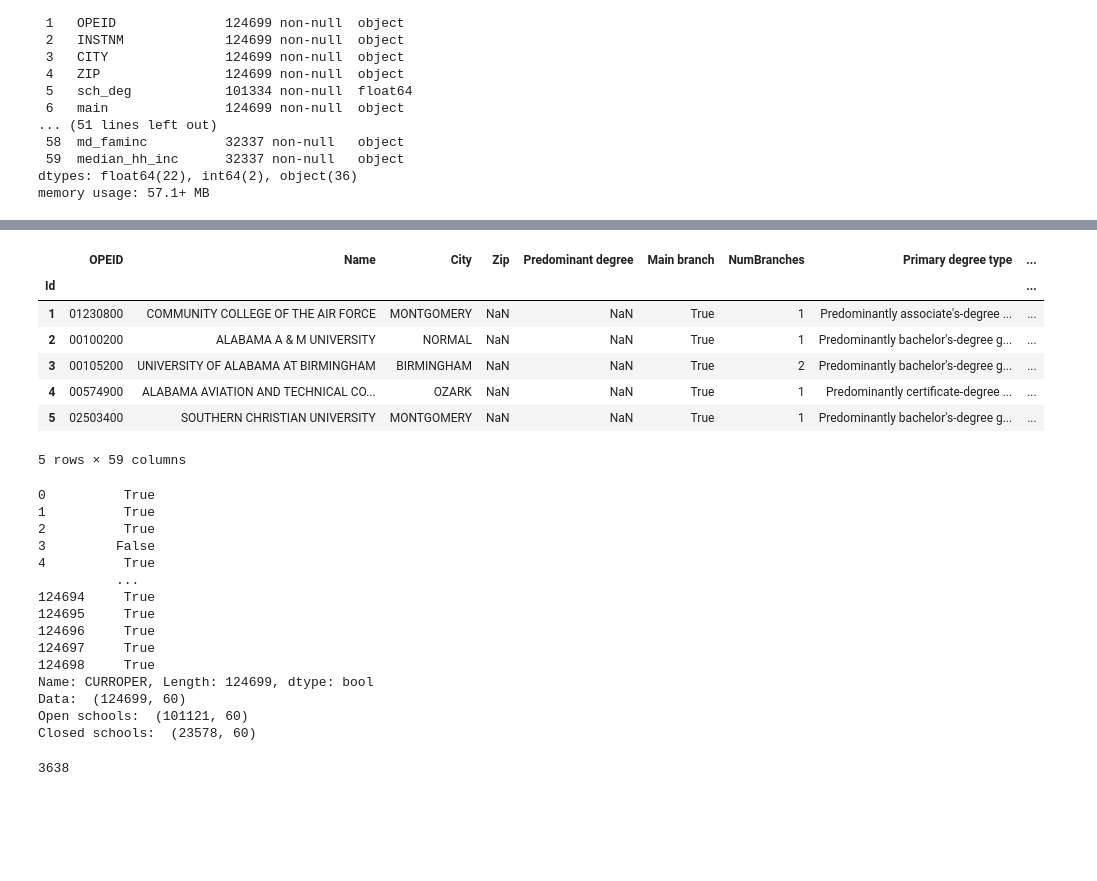
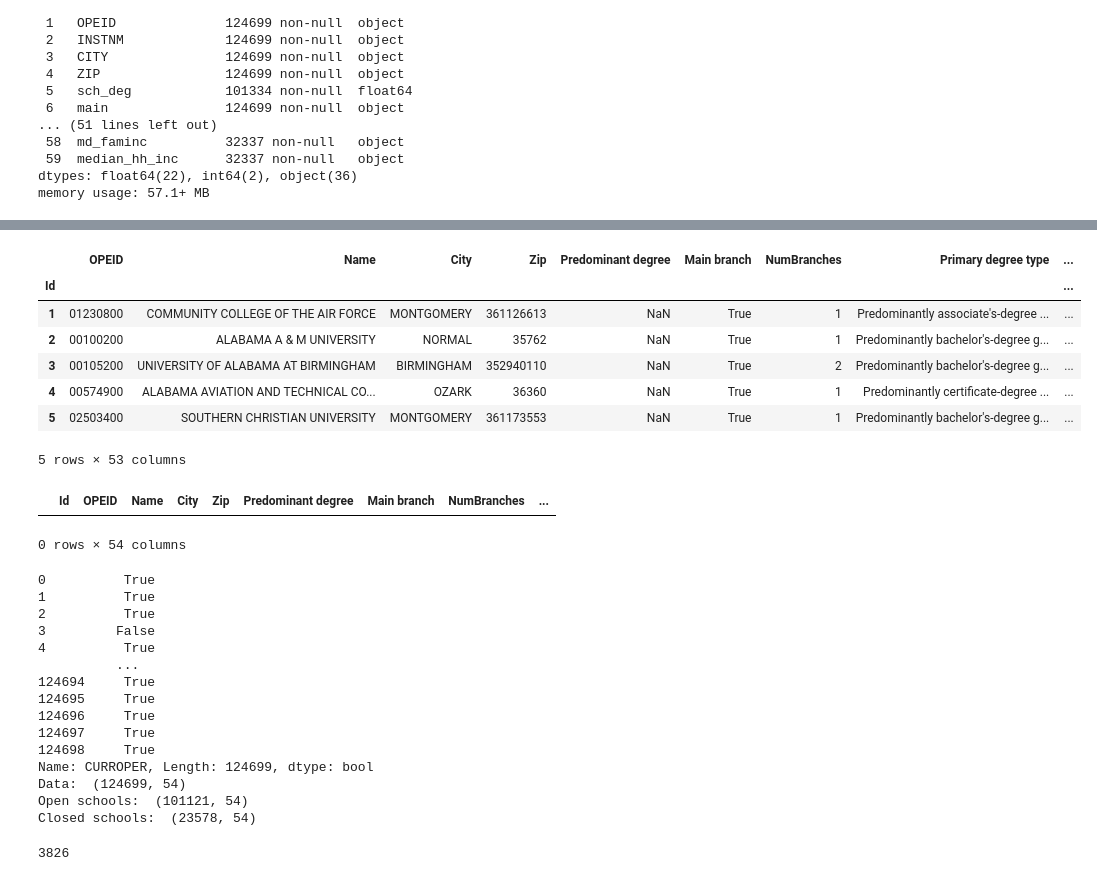
Before and after one commit to kregier/Springboard, a Jupyter notebook: Capstone2/Capstone2-CollegeScorecard.Regier.ipynb, the cells around one changed output, grey strips where cells are left out. Saved outputs shown, nothing was run; the diff lists cells and outputs as text; code cells hidden in the pictures; blank space fills up the shorter version.

Commit message:
Modified Data Wrangling - dropped columns with many null values

```diff
--- a/Capstone2/Capstone2-CollegeScorecard.Regier.ipynb
+++ b/Capstone2/Capstone2-CollegeScorecard.Regier.ipynb
@@ -27,7 +27,7 @@ fields = ['Id','OPEID','INSTNM','CITY', 'ZIP','sch_deg', 'main', 'NUMBRANCH', 'P
          'DEBT_MDN', 'GRAD_DEBT_MDN', 'WDRAW_DEBT_MDN', 'loan_ever', 'age_entry', 'female',\
          'married', 'dependent', 'veteran', 'faminc', 'md_faminc', 'median_hh_inc']
 
-data = pd.read_csv("data/raw/Scorecard.csv", usecols=fields)
+data = pd.read_csv("data/raw/Scorecard.csv", usecols=fields, low_memory=False)
 data.shape
 # %% [output]
 (124699, 60)
@@ -148 +152,7 @@ nas[pos]
 | CONTROL | 0.000184 |
+# %%
+# Get a list of columns with > 90% NAN values
+to_drop = [column for column in data.columns if (data[column].isnull().sum()/len(data[column]) > 0.90)]
+#data.isnull().sum()/len(data)
+
+print("Columns to drop include: ", to_drop)
@@ -148,0 +161,4 @@ nas[pos]
+# %%
+# Remove columns with > 90% NAN values from dataframe
+data = data.drop(to_drop, axis=1)
+data.head()
@@ -149,15 +173,14 @@ nas[pos]
 # %%
 # Convert column types, based on data dictionary
-data.CCUGPROF = data.CCUGPROF.astype('category')
+#data.CCUGPROF = data.CCUGPROF.astype('category') # dropped
+#data.RELAFFIL = data.RELAFFIL.astype('category') #dropped
+#data.LOCALE = data.LOCALE.astype('category')
 data.PREDDEG = data.PREDDEG.astype('category')
 data.HIGHDEG = data.HIGHDEG.astype('category')
 data.CONTROL = data.CONTROL.astype('category')
 data.st_fips = data.st_fips.astype('category')
 data.region = data.region.astype('category')
-data.LOCALE = data.LOCALE.astype('category')
-data.RELAFFIL = data.RELAFFIL.astype('category')
 data.main = data.main.astype('bool')
-#data.CURROPER = data.CURROPER.astype('bool')
 data.COMP_ORIG_YR4_RT = data.COMP_ORIG_YR4_RT.astype('float')
 data.WDRAW_ORIG_YR4_RT = data.WDRAW_ORIG_YR4_RT.astype('float')
 data.ENRL_ORIG_YR4_RT= data.ENRL_ORIG_YR4_RT.astype('float')
@@ -181,27 +204,28 @@ data.faminc = data.faminc.astype('float')
 data.md_faminc = data.md_faminc.astype('float')
 data.median_hh_inc = data.median_hh_inc.astype('float')
 # %%
+#Rename columns to be more descriptive
 col_names = ['Id','OPEID','Name','City','Zip','Predominant degree', 'Main branch', 'NumBranches',\
-            'Primary degree type', 'High degree', 'Control', 'StateCode','Region','City size', \
-            'Carnegie School Type', 'Religious Affiliation', 'AdmissionRate', 'ACTMidpoint', 'SATAvg',\
-            'Enrollment-DegreeSeeking', 'Enrollment-Undergrad', \
-            'CURROPER', 'NetPrice-Public','NetPrice-Private', 'AvgCost-AY', 'AvgCost-PY', 'TuitionRevenue/FTE',\
+            'Primary degree type', 'High degree', 'Control', 'StateCode','Region', \
+            'AdmissionRate', 'ACTMidpoint', 'SATAvg',\
+            'Enrollment-DegreeSeeking', \
+            'CURROPER','NetPrice-Private', 'AvgCost-AY', 'TuitionRevenue/FTE',\
             'Expenditure/FTE','AvgFaculty Salary', 'Percent Fulltime Faculty', 'Completion-4yr', 'Completion<4yr','RetentionFT-4yr', \
             'RetentionFT-<4yr','RetentionPT-4yr', 'RetentionPT-<4yr', 'PercentFedLoan','PercentAge>25', \
             'PercentCompleted4yr', 'PercentWithdraw4yr', 'PercentEnrolled4yr',\
             'PercentAidedLowIncome', 'PercentIndependent', 'PercentDependentLowIncome','PercentIndepentdentLowIncome',\
             'PercentFirstGen','AvgIncomeDependent','AvgIncomeIndep','MedianDebt', \
             'MedianDebtCompleters', 'MedianDebtNotComplete', 'PercentReceiveFedLoan','AvgAgeEntry', 'PercentFemale',\
             'PercentMarried','PercentDependent','PercentVeteran', 'AvgFamilyIncome','MedianFamilyIncome',\
             'MedianHouseholdIncome']
 data.columns = col_names
 data.set_index('Id').head()
 # %% [output]
 |  | OPEID | Name | City | Zip | Predominant degree | Main branch | NumBranches | Primary degree type | ... |
 | Id |  |  |  |  |  |  |  |  | ... |
-| 1 | 01230800 | COMMUNITY COLLEGE OF THE AIR FORCE | MONTGOMERY | NaN | NaN | True | 1 | Predominantly associate's-degree ... | ... |
-| 2 | 00100200 | ALABAMA A & M UNIVERSITY | NORMAL | NaN | NaN | True | 1 | Predominantly bachelor's-degree g... | ... |
-| 3 | 00105200 | UNIVERSITY OF ALABAMA AT BIRMINGHAM | BIRMINGHAM | NaN | NaN | True | 2 | Predominantly bachelor's-degree g... | ... |
-| 4 | 00574900 | ALABAMA AVIATION AND TECHNICAL CO... | OZARK | NaN | NaN | True | 1 | Predominantly certificate-degree ... | ... |
-| 5 | 02503400 | SOUTHERN CHRISTIAN UNIVERSITY | MONTGOMERY | NaN | NaN | True | 1 | Predominantly bachelor's-degree g... | ... |
+| 1 | 01230800 | COMMUNITY COLLEGE OF THE AIR FORCE | MONTGOMERY | 361126613 | NaN | True | 1 | Predominantly associate's-degree ... | ... |
+| 2 | 00100200 | ALABAMA A & M UNIVERSITY | NORMAL | 35762 | NaN | True | 1 | Predominantly bachelor's-degree g... | ... |
+| 3 | 00105200 | UNIVERSITY OF ALABAMA AT BIRMINGHAM | BIRMINGHAM | 352940110 | NaN | True | 2 | Predominantly bachelor's-degree g... | ... |
+| 4 | 00574900 | ALABAMA AVIATION AND TECHNICAL CO... | OZARK | 36360 | NaN | True | 1 | Predominantly certificate-degree ... | ... |
+| 5 | 02503400 | SOUTHERN CHRISTIAN UNIVERSITY | MONTGOMERY | 361173553 | NaN | True | 1 | Predominantly bachelor's-degree g... | ... |
-5 rows × 59 columns
+5 rows × 53 columns
@@ -218,0 +232,7 @@ data.set_index('Id').head()
+# %%
+# Look for duplicate rows
+duplicateRowsDF = data[data.duplicated()]
+duplicateRowsDF
+# %% [output]
+|  | Id | OPEID | Name | City | Zip | Predominant degree | Main branch | NumBranches | ... |
+0 rows × 54 columns
@@ -241,11 +264,11 @@ print("Closed schools: ", closed.shape)
 124697     True
 124698     True
 Name: CURROPER, Length: 124699, dtype: bool
-Data:  (124699, 60)
-Open schools:  (101121, 60)
-Closed schools:  (23578, 60)
+Data:  (124699, 54)
+Open schools:  (101121, 54)
+Closed schools:  (23578, 54)
 # %%
 print(len(closed.OPEID.unique()))
 # %% [output]
-3638
+3826
 # %%
```
Also changed, not shown: parts of 16 cells of this notebook.
